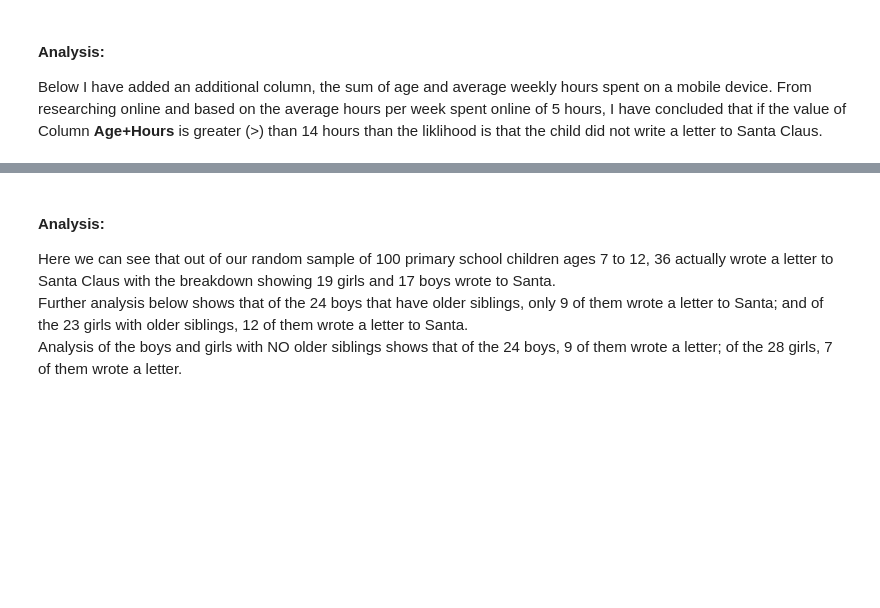
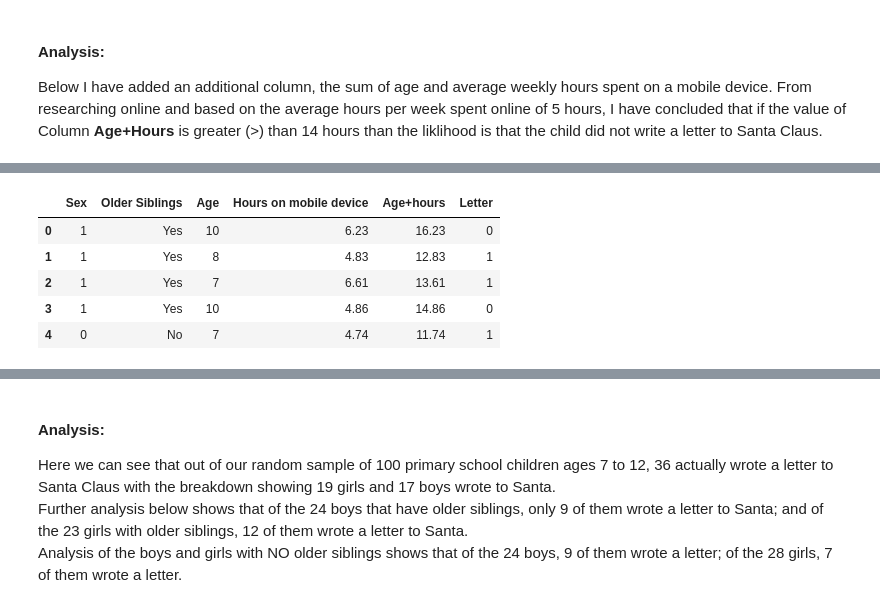
Before and after one commit to JulianConneely/Programming-for-Data-Analysis-Project-Dec18, a Jupyter notebook: Santa Claus.ipynb, the cells around one changed output, grey strips where cells are left out. Saved outputs shown, nothing was run; the diff lists cells and outputs as text; code cells hidden in the pictures; blank space fills up the shorter version.

```diff
--- a/Santa Claus.ipynb
+++ b/Santa Claus.ipynb
@@ -283 +283,15 @@ Male      49
 Name: Sex, dtype: int64
+# %%
+# to create a scatterplot we need to convert the values back into numeric type
+# convert column to integer type
+df["Sex"] = pd.to_numeric(df["Sex"])
+#df ['Letter'].replace({'Yes':0,'No':1}, inplace=True)
+
+df.head(5)
+# %% [output]
+|  | Sex | Older Siblings | Age | Hours on mobile device | Age+hours | Letter |
+| 0 | 1 | Yes | 10 | 6.23 | 16.23 | 0 |
+| 1 | 1 | Yes | 8 | 4.83 | 12.83 | 1 |
+| 2 | 1 | Yes | 7 | 6.61 | 13.61 | 1 |
+| 3 | 1 | Yes | 10 | 4.86 | 14.86 | 0 |
+| 4 | 0 | No | 7 | 4.74 | 11.74 | 1 |
```
Also changed, not shown: parts of 35 cells of this notebook.
